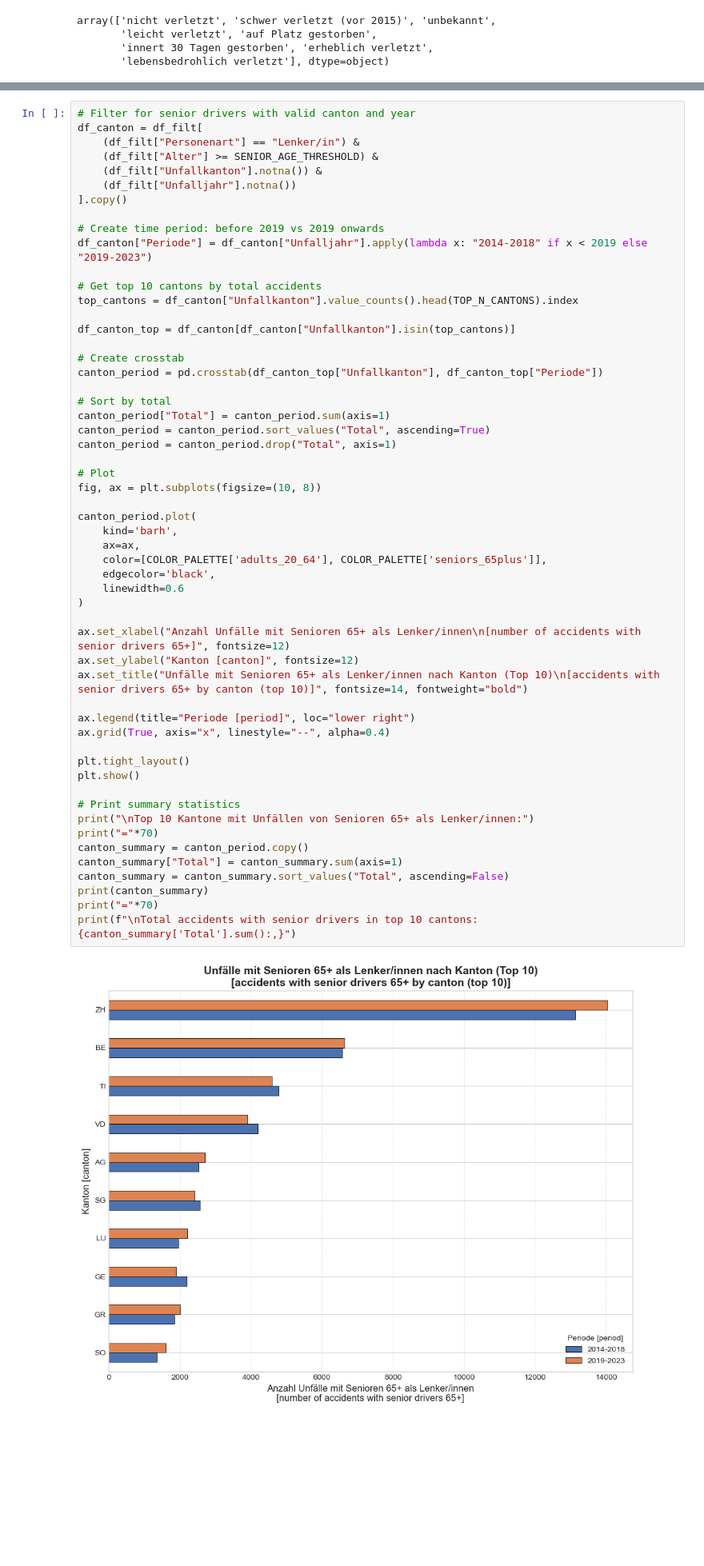
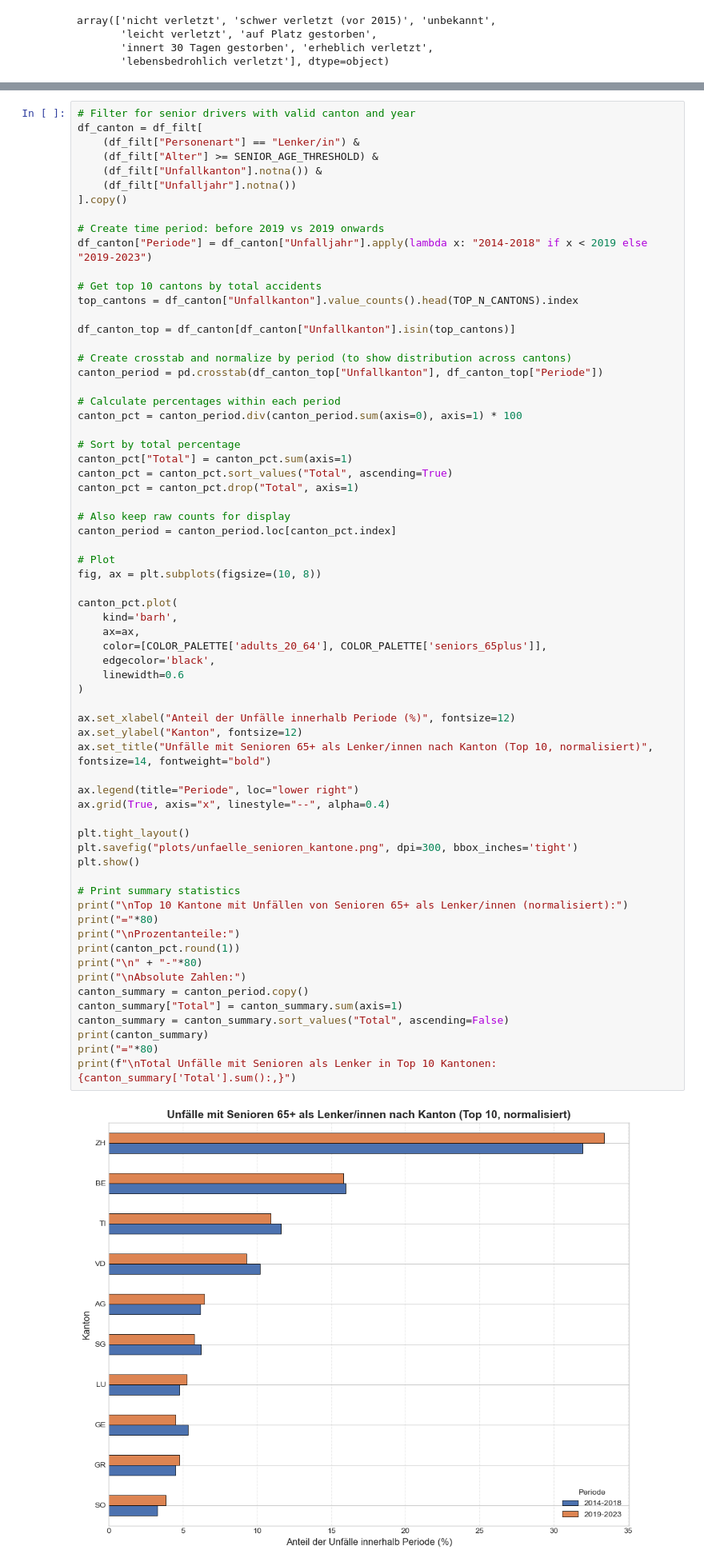
Before and after one commit to alishka-def/road_safety, a Jupyter notebook: senioren_analysis.ipynb, the cells around one changed output, grey strips where cells are left out. Shown at 80% size. Drawn from its saved outputs; the diff is of its cells as text; blank space fills up the shorter version.

```diff
--- a/senioren_analysis.ipynb
+++ b/senioren_analysis.ipynb
@@ -1301,45 +1692,56 @@ df_canton["Periode"] = df_canton["Unfalljahr"].apply(lambda x: "2014-2018" if x
 # Get top 10 cantons by total accidents
 top_cantons = df_canton["Unfallkanton"].value_counts().head(TOP_N_CANTONS).index
 
 df_canton_top = df_canton[df_canton["Unfallkanton"].isin(top_cantons)]
 
-# Create crosstab
+# Create crosstab and normalize by period (to show distribution across cantons)
 canton_period = pd.crosstab(df_canton_top["Unfallkanton"], df_canton_top["Periode"])
 
-# Sort by total
-canton_period["Total"] = canton_period.sum(axis=1)
-canton_period = canton_period.sort_values("Total", ascending=True)
-canton_period = canton_period.drop("Total", axis=1)
+# Calculate percentages within each period
+canton_pct = canton_period.div(canton_period.sum(axis=0), axis=1) * 100
+
+# Sort by total percentage
+canton_pct["Total"] = canton_pct.sum(axis=1)
+canton_pct = canton_pct.sort_values("Total", ascending=True)
+canton_pct = canton_pct.drop("Total", axis=1)
+
+# Also keep raw counts for display
+canton_period = canton_period.loc[canton_pct.index]
 
 # Plot
 fig, ax = plt.subplots(figsize=(10, 8))
 
-canton_period.plot(
+canton_pct.plot(
     kind='barh',
     ax=ax,
     color=[COLOR_PALETTE['adults_20_64'], COLOR_PALETTE['seniors_65plus']],
     edgecolor='black',
     linewidth=0.6
 )
 
-ax.set_xlabel("Anzahl Unfälle mit Senioren 65+ als Lenker/innen\n[number of accidents with senior drivers 65+]", fontsize=12)
-ax.set_ylabel("Kanton [canton]", fontsize=12)
-ax.set_title("Unfälle mit Senioren 65+ als Lenker/innen nach Kanton (Top 10)\n[accidents with senior drivers 65+ by canton (top 10)]", fontsize=14, fontweight="bold")
+ax.set_xlabel("Anteil der Unfälle innerhalb Periode (%)", fontsize=12)
+ax.set_ylabel("Kanton", fontsize=12)
+ax.set_title("Unfälle mit Senioren 65+ als Lenker/innen nach Kanton (Top 10, normalisiert)", fontsize=14, fontweight="bold")
 
-ax.legend(title="Periode [period]", loc="lower right")
+ax.legend(title="Periode", loc="lower right")
 ax.grid(True, axis="x", linestyle="--", alpha=0.4)
 
 plt.tight_layout()
+plt.savefig("plots/unfaelle_senioren_kantone.png", dpi=300, bbox_inches='tight')
 plt.show()
 
 # Print summary statistics
-print("\nTop 10 Kantone mit Unfällen von Senioren 65+ als Lenker/innen:")
-print("="*70)
+print("\nTop 10 Kantone mit Unfällen von Senioren 65+ als Lenker/innen (normalisiert):")
+print("="*80)
+print("\nProzentanteile:")
+print(canton_pct.round(1))
+print("\n" + "-"*80)
+print("\nAbsolute Zahlen:")
 canton_summary = canton_period.copy()
 canton_summary["Total"] = canton_summary.sum(axis=1)
 canton_summary = canton_summary.sort_values("Total", ascending=False)
 print(canton_summary)
-print("="*70)
-print(f"\nTotal accidents with senior drivers in top 10 cantons: {canton_summary['Total'].sum():,}")
+print("="*80)
+print(f"\nTotal Unfälle mit Senioren als Lenker in Top 10 Kantonen: {canton_summary['Total'].sum():,}")
 # %% [output]
-[figure, old version]
+[figure, new version]
```
Also changed, not shown: parts of 43 cells of this notebook, 15 other files.
